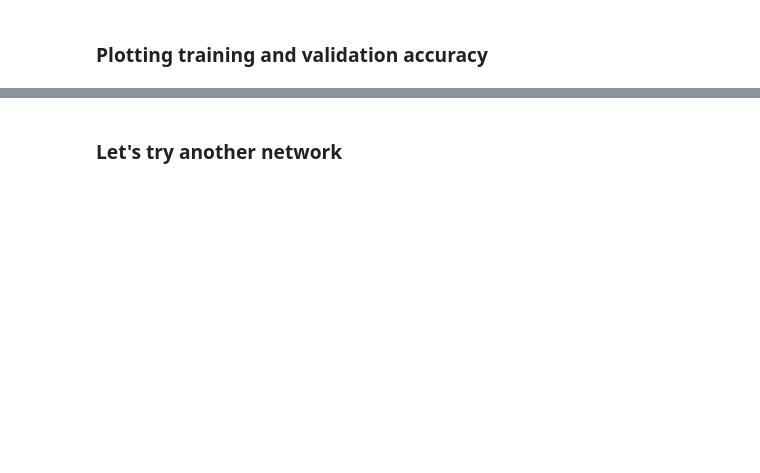
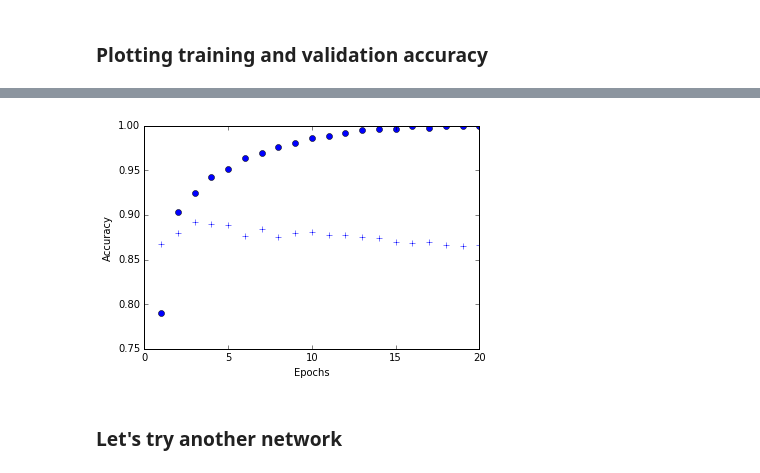
Before and after one commit to elabeca/keras_toy_examples, a Jupyter notebook: imdb.ipynb, the cells around one changed output, grey strips where cells are left out. Cells and saved outputs as stored; diff of their text form; code cells hidden in the pictures; blank space fills up the shorter version.

```diff
--- a/imdb.ipynb
+++ b/imdb.ipynb
@@ -282,3 +313,7 @@ plt.show()
+# %%
+plot_accuracy(history)
+# %% [output]
+[figure, added]
 # %% [markdown]
 ### Let's try another network
 # %%
```
Also changed, not shown: parts of 30 cells of this notebook.
